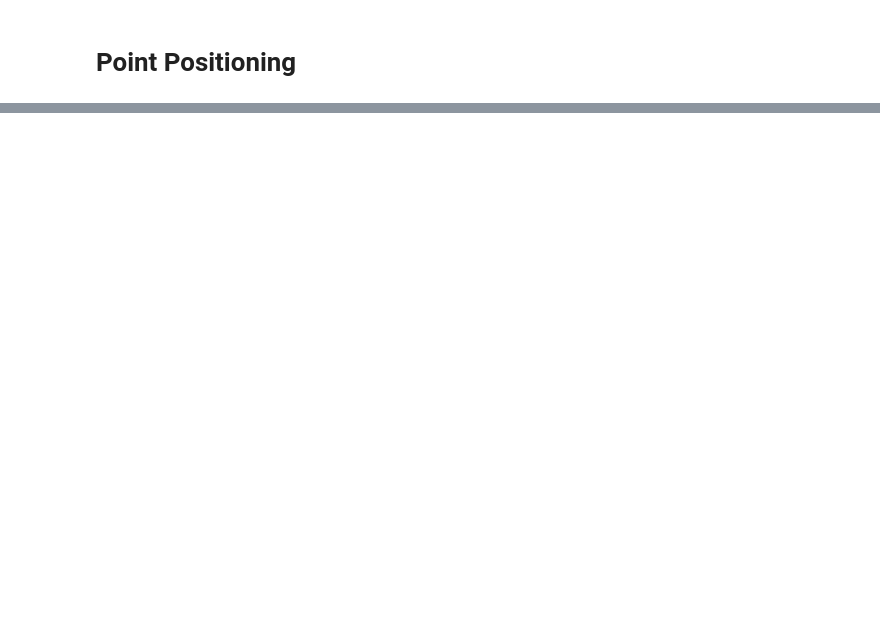
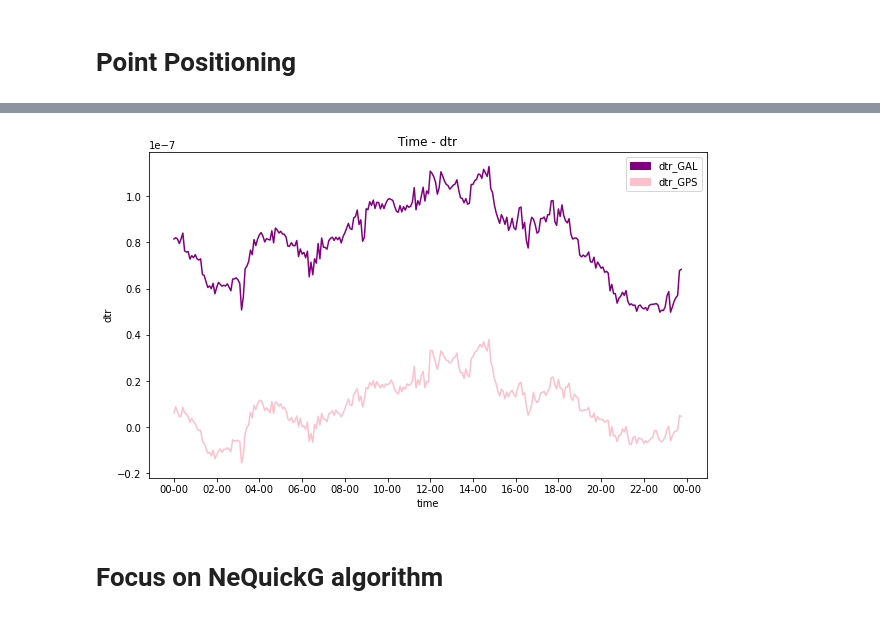
Before and after one commit to mariannaalghisi1996/pointPositioning, a Jupyter notebook: pointPosNotebook.ipynb, the cells around one changed output, grey strips where cells are left out. Drawn from its saved outputs; the diff is of its cells as text; code cells hidden in the pictures; blank space fills up the shorter version.

```diff
--- a/pointPosNotebook.ipynb
+++ b/pointPosNotebook.ipynb
@@ -19,5 +16,6 @@ import easyPlot
 # %%
-nav_path = 'C:/git/pointPositioning/pointPositioning/mose_nav.rnx'
-obs_path = 'C:/git/pointPositioning/pointPositioning/mose_obs.crx'
-eph_path = 'C:/git/pointPositioning/pointPositioning/EPH_2021_5_6.SP3'
+# Definition of the paths to the RINEX files stored locally
+nav_path = 'C:/git/pointPositioning/pointPositioning/testRINEX/mose_nav.rnx'
+obs_path = 'C:/git/pointPositioning/pointPositioning/testRINEX/mose_obs.crx'
+eph_path = 'C:/git/pointPositioning/pointPositioning/testRINEX/EPH_2021_5_6.SP3'
 # %%
@@ -287,0 +32,15 @@ velocita = fn.checkSatVel(satellites, df_gps)
+# %%
+# Get the orbits of a specific constellation starting from raw data, the DataFrames containing the orbits are locally stored
+# to retrieve them easier since computing the orbits is a time-consuming function for long time ranges
+'''
+sat_galileo = fn.getGALILEOorbits(nav_path, obs_path, time_range)
+sat_galileo.to_csv('C:/git/pointPositioning/pointPositioning/csv/sat_galileo.csv')
+sat_gps = fn.getGPSorbits(nav_path, obs_path, time_range)
+sat_gps.to_csv('C:/git/pointPositioning/pointPositioning/csv/sat_gps.csv')
+satellites = pd.concat([sat_gps, sat_galileo])
+satellites.to_csv('C:/git/pointPositioning/pointPositioning/csv/satellites.csv')
+'''
+
+sat_galileo = trf.fixDateTime(pd.read_csv('C:/git/pointPositioning/pointPositioning/csv/orbite/sat_galileo.csv'))
+sat_gps = trf.fixDateTime(pd.read_csv('C:/git/pointPositioning/pointPositioning/csv/orbite/sat_gps.csv'))
+satellites = trf.fixDateTime(pd.read_csv('C:/git/pointPositioning/pointPositioning/csv/orbite/satellites.csv'))
@@ -397,0 +89,15 @@ plt.show()
+# %%
+'''
+With the function pointPositioning we are going to estimate the position of the receiver by using GPS and Galileo code obs.
+
+UKNOWN OF THE SYSTEM: [xr, yr, zr, tr_GPS, tr_GAL]
+
+Ionospheric delay:
+   - computed with Klobuchar model for GPS
+   - computed with NeQuickG algorithm for Galileo
+
+Tropospheric delay: computed with Saastamoinen model
+'''
+
+cutoff = 5
+results = pp.pointPositioning2(satellites, nav_path, obs_path, cutoff)
@@ -397,0 +118,6 @@ plt.show()
+# %%
+ep.getTimePlot(results, 'datetime', 'dtr_GPS', 'dtr_GAL')
+# %% [output]
+[figure, added]
+# %% [markdown]
+# Focus on NeQuickG algorithm
```
Also changed, not shown: parts of 43 cells of this notebook, 27 other files.
